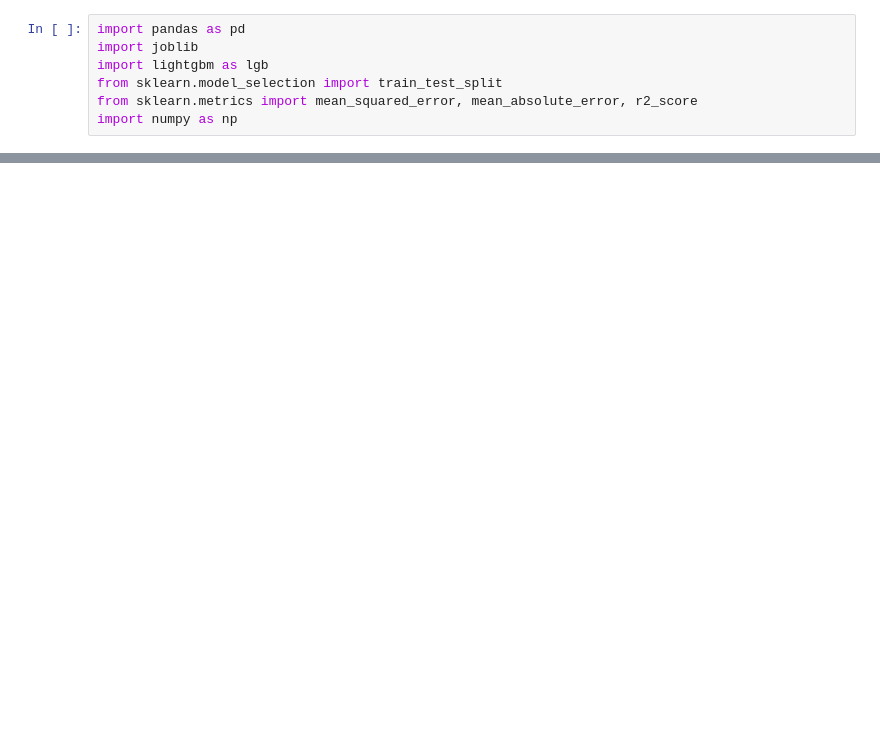
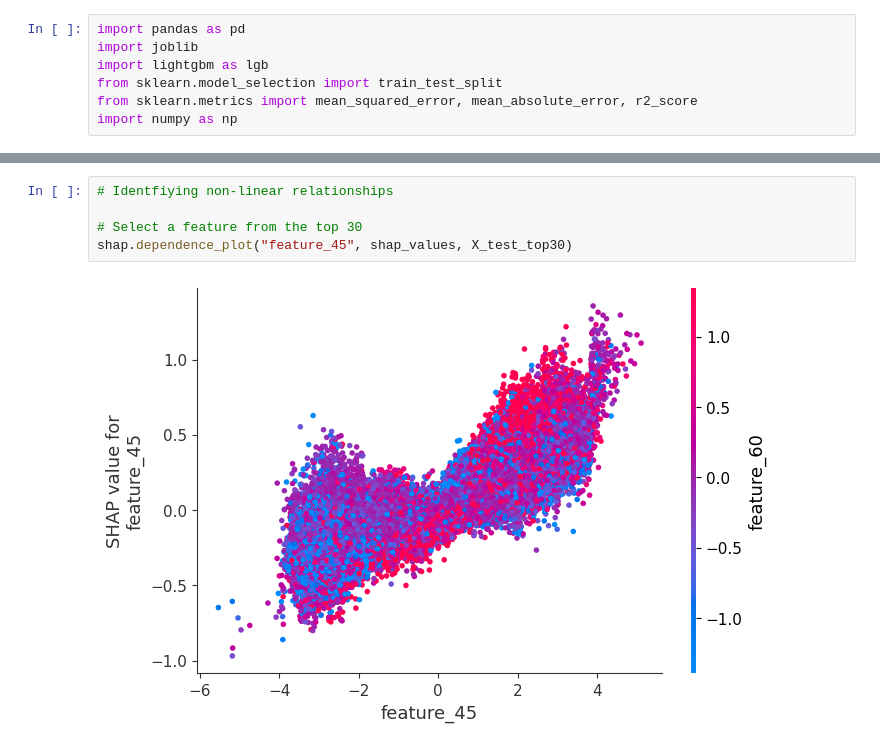
Before and after one commit to CaroTUM/Marketforecasting_Python, a Jupyter notebook: notebooks/LightGBM_shap.ipynb, the cells around one changed output, grey strips where cells are left out. Saved outputs shown, nothing was run; the diff lists cells and outputs as text; blank space fills up the shorter version.

```diff
--- a/notebooks/LightGBM_shap.ipynb
+++ b/notebooks/LightGBM_shap.ipynb
@@ -50,0 +97,7 @@ Training shape: (1555368, 30), Testing shape: (388842, 30)
+# %%
+# Identfiying non-linear relationships
+
+# Select a feature from the top 30
+shap.dependence_plot("feature_45", shap_values, X_test_top30)
+# %% [output]
+[figure, added]
```
Also changed, not shown: parts of 24 cells of this notebook.
